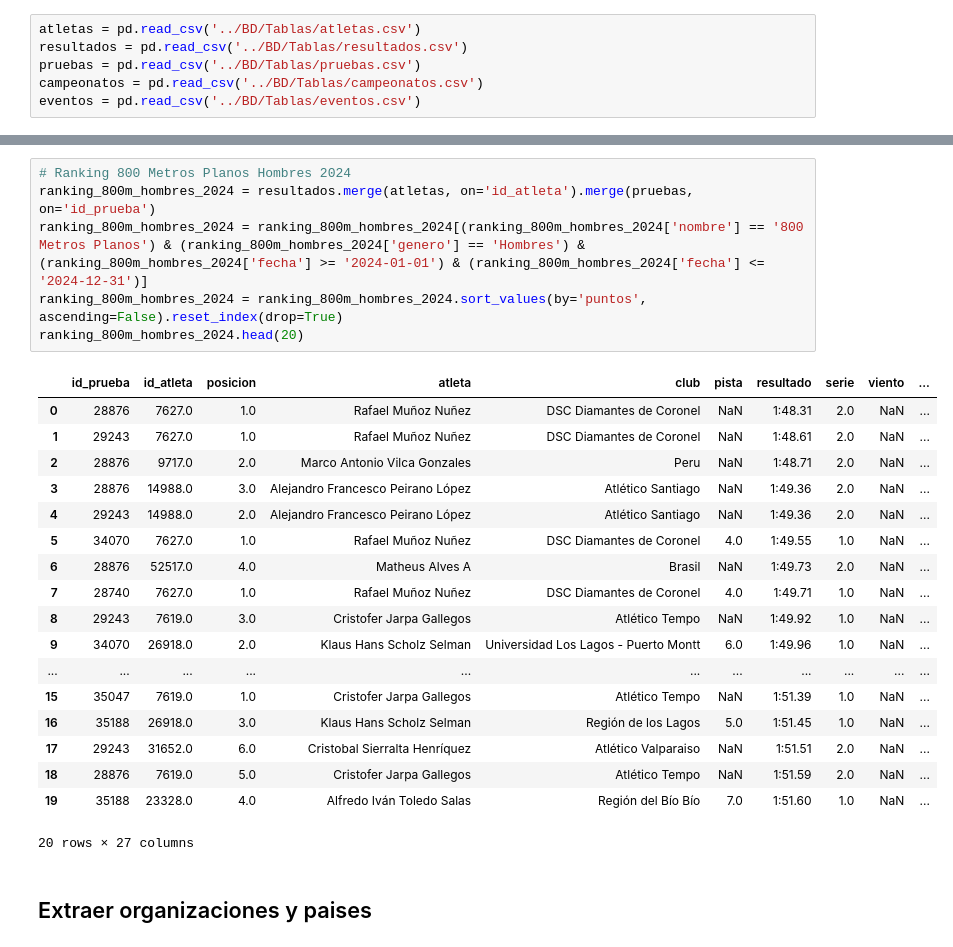
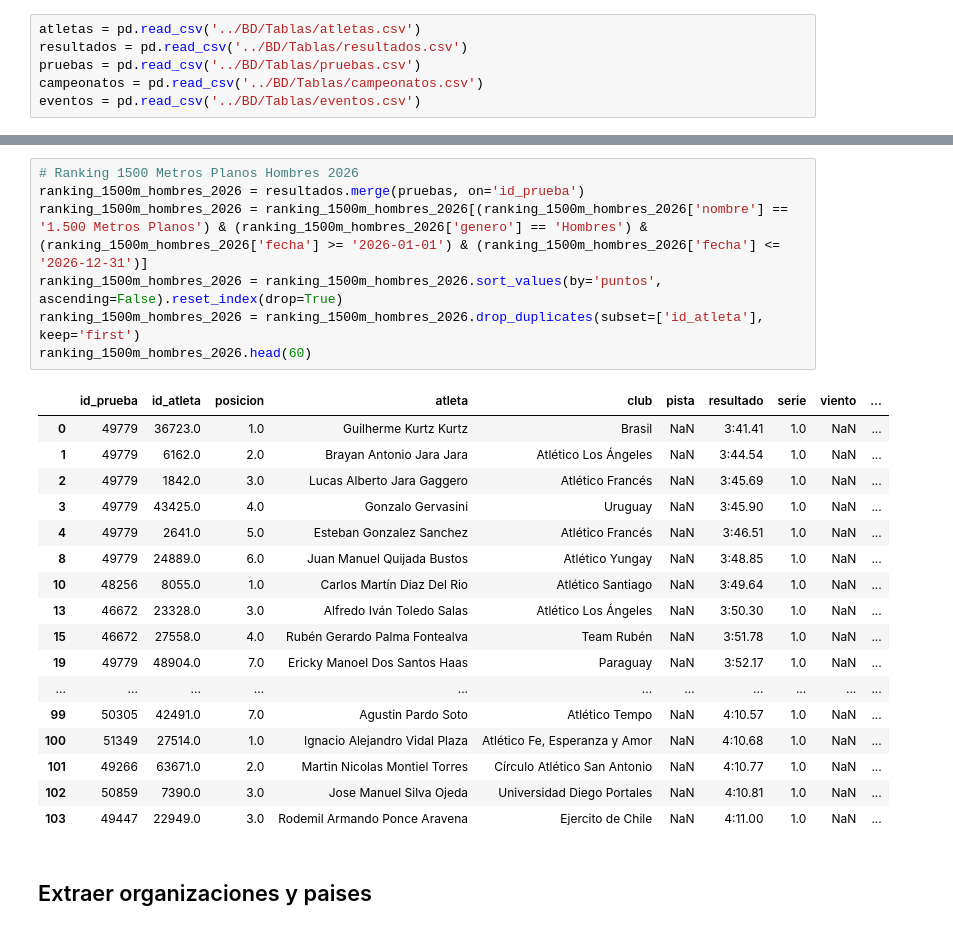
Before and after one commit to jjaubele/Usplat-Scraper, a Jupyter notebook: Transform/data_analysis.ipynb, the cells around one changed output, grey strips where cells are left out. Saved outputs shown, nothing was run; the diff lists cells and outputs as text.

```diff
--- a/Transform/data_analysis.ipynb
+++ b/Transform/data_analysis.ipynb
@@ -10,28 +30,28 @@ eventos = pd.read_csv('../BD/Tablas/eventos.csv')
 # %%
-# Ranking 800 Metros Planos Hombres 2024
-ranking_800m_hombres_2024 = resultados.merge(atletas, on='id_atleta').merge(pruebas, on='id_prueba')
-ranking_800m_hombres_2024 = ranking_800m_hombres_2024[(ranking_800m_hombres_2024['nombre'] == '800 Metros Planos') & (ranking_800m_hombres_2024['genero'] == 'Hombres') & (ranking_800m_hombres_2024['fecha'] >= '2024-01-01') & (ranking_800m_hombres_2024['fecha'] <= '2024-12-31')]
-ranking_800m_hombres_2024 = ranking_800m_hombres_2024.sort_values(by='puntos', ascending=False).reset_index(drop=True)
-ranking_800m_hombres_2024.head(20)
+# Ranking 1500 Metros Planos Hombres 2026
+ranking_1500m_hombres_2026 = resultados.merge(pruebas, on='id_prueba')
+ranking_1500m_hombres_2026 = ranking_1500m_hombres_2026[(ranking_1500m_hombres_2026['nombre'] == '1.500 Metros Planos') & (ranking_1500m_hombres_2026['genero'] == 'Hombres') & (ranking_1500m_hombres_2026['fecha'] >= '2026-01-01') & (ranking_1500m_hombres_2026['fecha'] <= '2026-12-31')]
+ranking_1500m_hombres_2026 = ranking_1500m_hombres_2026.sort_values(by='puntos', ascending=False).reset_index(drop=True)
+ranking_1500m_hombres_2026 = ranking_1500m_hombres_2026.drop_duplicates(subset=['id_atleta'], keep='first')
+ranking_1500m_hombres_2026.head(60)
 # %% [output]
 |  | id_prueba | id_atleta | posicion | atleta | club | pista | resultado | serie | viento | ... |
-| 0 | 28876 | 7627.0 | 1.0 | Rafael Muñoz Nuñez | DSC Diamantes de Coronel | NaN | 1:48.31 | 2.0 | NaN | ... |
-| 1 | 29243 | 7627.0 | 1.0 | Rafael Muñoz Nuñez | DSC Diamantes de Coronel | NaN | 1:48.61 | 2.0 | NaN | ... |
-| 2 | 28876 | 9717.0 | 2.0 | Marco Antonio Vilca Gonzales | Peru | NaN | 1:48.71 | 2.0 | NaN | ... |
-| 3 | 28876 | 14988.0 | 3.0 | Alejandro Francesco Peirano López | Atlético Santiago | NaN | 1:49.36 | 2.0 | NaN | ... |
-| 4 | 29243 | 14988.0 | 2.0 | Alejandro Francesco Peirano López | Atlético Santiago | NaN | 1:49.36 | 2.0 | NaN | ... |
-| 5 | 34070 | 7627.0 | 1.0 | Rafael Muñoz Nuñez | DSC Diamantes de Coronel | 4.0 | 1:49.55 | 1.0 | NaN | ... |
-| 6 | 28876 | 52517.0 | 4.0 | Matheus Alves A | Brasil | NaN | 1:49.73 | 2.0 | NaN | ... |
-| 7 | 28740 | 7627.0 | 1.0 | Rafael Muñoz Nuñez | DSC Diamantes de Coronel | 4.0 | 1:49.71 | 1.0 | NaN | ... |
-| 8 | 29243 | 7619.0 | 3.0 | Cristofer Jarpa Gallegos | Atlético Tempo | NaN | 1:49.92 | 1.0 | NaN | ... |
-| 9 | 34070 | 26918.0 | 2.0 | Klaus Hans Scholz Selman | Universidad Los Lagos - Puerto Montt | 6.0 | 1:49.96 | 1.0 | NaN | ... |
+| 0 | 49779 | 36723.0 | 1.0 | Guilherme Kurtz Kurtz | Brasil | NaN | 3:41.41 | 1.0 | NaN | ... |
+| 1 | 49779 | 6162.0 | 2.0 | Brayan Antonio Jara Jara | Atlético Los Ángeles | NaN | 3:44.54 | 1.0 | NaN | ... |
+| 2 | 49779 | 1842.0 | 3.0 | Lucas Alberto Jara Gaggero | Atlético Francés | NaN | 3:45.69 | 1.0 | NaN | ... |
+| 3 | 49779 | 43425.0 | 4.0 | Gonzalo Gervasini | Uruguay | NaN | 3:45.90 | 1.0 | NaN | ... |
+| 4 | 49779 | 2641.0 | 5.0 | Esteban Gonzalez Sanchez | Atlético Francés | NaN | 3:46.51 | 1.0 | NaN | ... |
+| 8 | 49779 | 24889.0 | 6.0 | Juan Manuel Quijada Bustos | Atlético Yungay | NaN | 3:48.85 | 1.0 | NaN | ... |
+| 10 | 48256 | 8055.0 | 1.0 | Carlos Martín Diaz Del Rio | Atlético Santiago | NaN | 3:49.64 | 1.0 | NaN | ... |
+| 13 | 46672 | 23328.0 | 3.0 | Alfredo Iván Toledo Salas | Atlético Los Ángeles | NaN | 3:50.30 | 1.0 | NaN | ... |
+| 15 | 46672 | 27558.0 | 4.0 | Rubén Gerardo Palma Fontealva | Team Rubén | NaN | 3:51.78 | 1.0 | NaN | ... |
+| 19 | 49779 | 48904.0 | 7.0 | Ericky Manoel Dos Santos Haas | Paraguay | NaN | 3:52.17 | 1.0 | NaN | ... |
 | ... | ... | ... | ... | ... | ... | ... | ... | ... | ... | ... |
-| 15 | 35047 | 7619.0 | 1.0 | Cristofer Jarpa Gallegos | Atlético Tempo | NaN | 1:51.39 | 1.0 | NaN | ... |
-| 16 | 35188 | 26918.0 | 3.0 | Klaus Hans Scholz Selman | Región de los Lagos | 5.0 | 1:51.45 | 1.0 | NaN | ... |
-| 17 | 29243 | 31652.0 | 6.0 | Cristobal Sierralta Henríquez | Atlético Valparaiso | NaN | 1:51.51 | 2.0 | NaN | ... |
-| 18 | 28876 | 7619.0 | 5.0 | Cristofer Jarpa Gallegos | Atlético Tempo | NaN | 1:51.59 | 2.0 | NaN | ... |
-| 19 | 35188 | 23328.0 | 4.0 | Alfredo Iván Toledo Salas | Región del Bío Bío | 7.0 | 1:51.60 | 1.0 | NaN | ... |
+| 99 | 50305 | 42491.0 | 7.0 | Agustin Pardo Soto | Atlético Tempo | NaN | 4:10.57 | 1.0 | NaN | ... |
+| 100 | 51349 | 27514.0 | 1.0 | Ignacio Alejandro Vidal Plaza | Atlético Fe, Esperanza y Amor | NaN | 4:10.68 | 1.0 | NaN | ... |
+| 101 | 49266 | 63671.0 | 2.0 | Martin Nicolas Montiel Torres | Círculo Atlético San Antonio | NaN | 4:10.77 | 1.0 | NaN | ... |
+| 102 | 50859 | 7390.0 | 3.0 | Jose Manuel Silva Ojeda | Universidad Diego Portales | NaN | 4:10.81 | 1.0 | NaN | ... |
+| 103 | 49447 | 22949.0 | 3.0 | Rodemil Armando Ponce Aravena | Ejercito de Chile | NaN | 4:11.00 | 1.0 | NaN | ... |
-20 rows × 27 columns
 # %% [markdown]
 ## Extraer organizaciones y paises
 # %%
```
Also changed, not shown: parts of 1 cell of this notebook, 3 other files.
